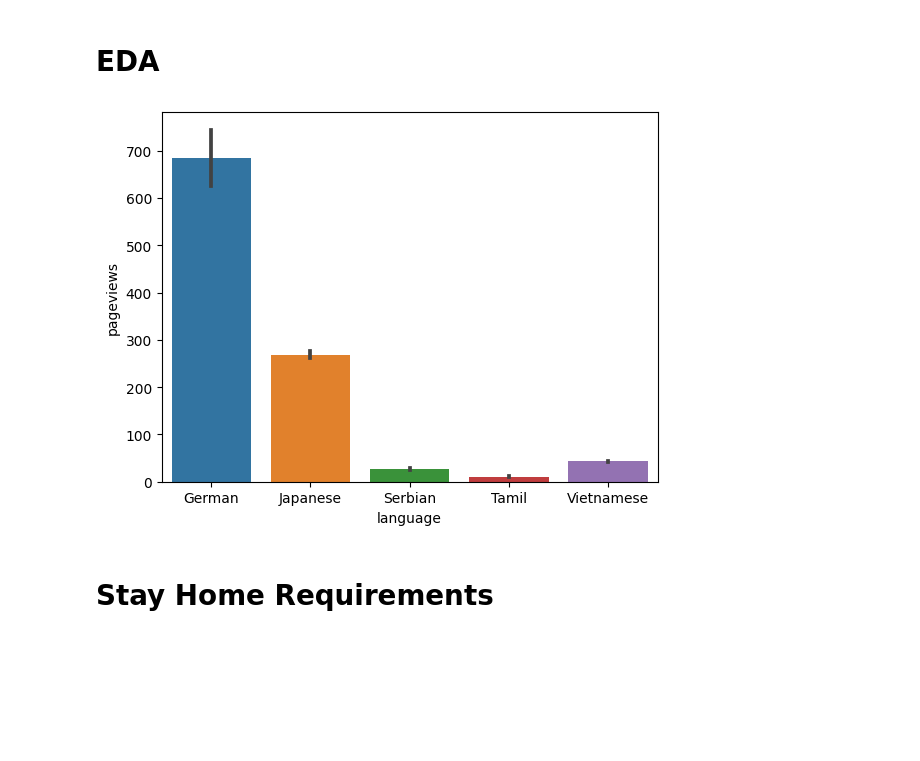
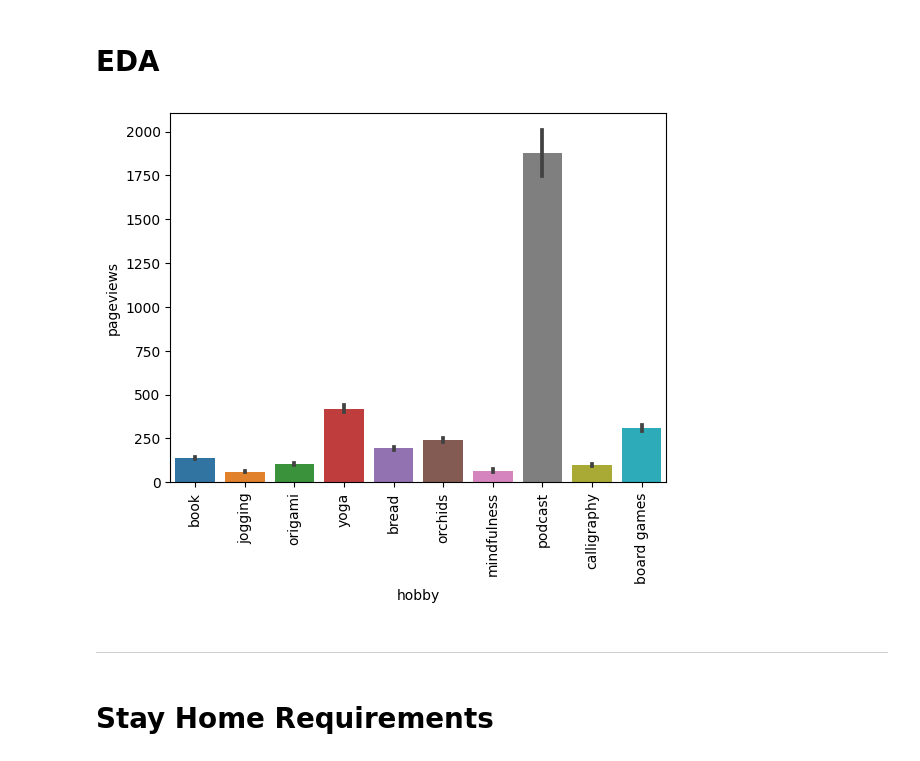
Before and after one commit to amelie106/WikiPageviews, a Jupyter notebook: analysis.ipynb, the cells around one changed output. Drawn from its saved outputs; the diff is of its cells as text; code cells hidden in the pictures; blank space fills up the shorter version.

Commit message:
Add comments and more analysis on pageviews

```diff
--- a/analysis.ipynb
+++ b/analysis.ipynb
@@ -11,10 +11,13 @@ df.pageviews = pd.to_numeric(df.pageviews)
 # %% [markdown]
 # EDA
 # %%
-sns.barplot(x="language", y="pageviews", data=df)
+sns.barplot(x="hobby", y="pageviews", data=df)
+_ = plt.xticks(rotation=90)
 plt.show()
 # %% [output]
-[figure, old version]
+[figure, new version]
+# %% [markdown]
+------------------------------
 # %% [markdown]
 # Stay Home Requirements
 # %% [markdown]
```
Also changed, not shown: parts of 47 cells of this notebook, 6 other files.
